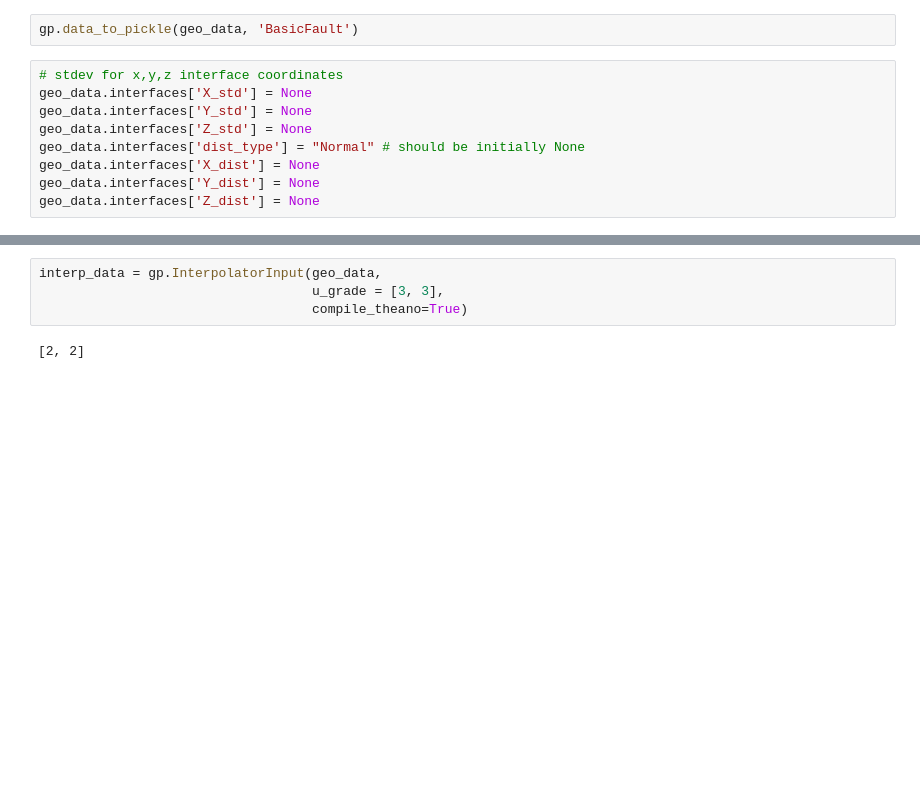
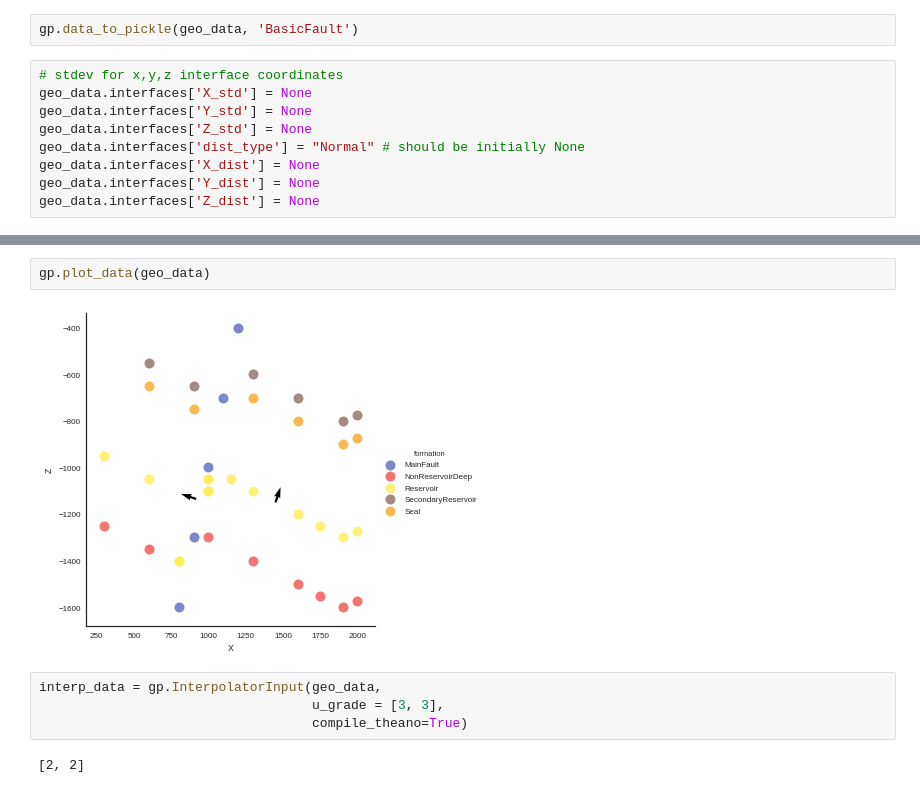
Before and after one commit to nre-aachen/Theses, a Jupyter notebook: Risk analysis/Notebooks/3D uncertainty.ipynb, the cells around one changed output, grey strips where cells are left out. Drawn from its saved outputs; the diff is of its cells as text; blank space fills up the shorter version.

```diff
--- a/Risk analysis/Notebooks/3D uncertainty.ipynb
+++ b/Risk analysis/Notebooks/3D uncertainty.ipynb
@@ -74,3 +73,7 @@ geo_data.interfaces.head()
+# %%
+gp.plot_data(geo_data)
+# %% [output]
+[figure, added]
 # %%
 interp_data = gp.InterpolatorInput(geo_data,
                                    u_grade = [3, 3],
```
Also changed, not shown: parts of 54 cells of this notebook, 1 other file.
